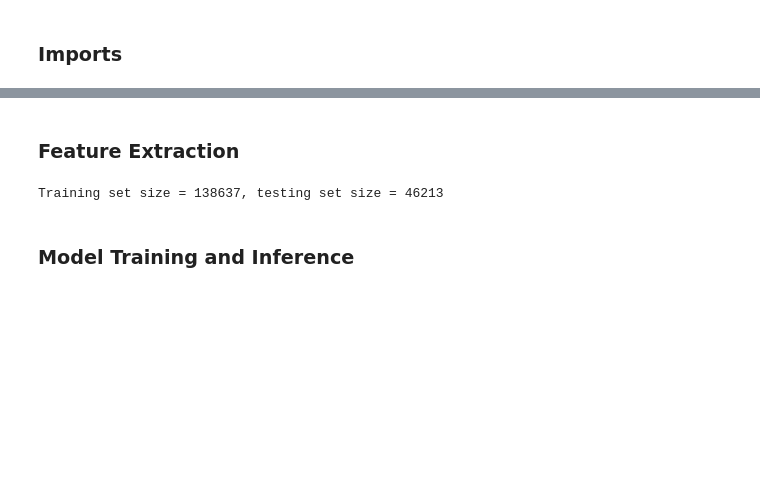
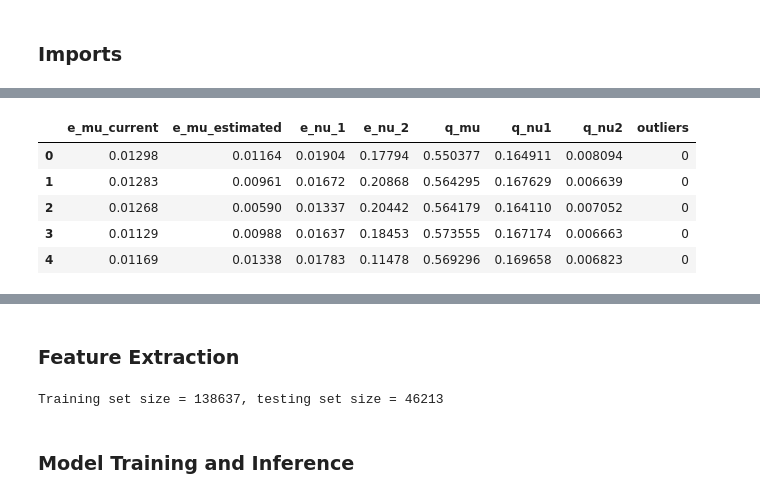
Before and after one commit to rmnigm/qber-forecasting, a Jupyter notebook: notebooks/catboost_outlier_detection.ipynb, the cells around one changed output, grey strips where cells are left out. Saved outputs shown, nothing was run; the diff lists cells and outputs as text; code cells hidden in the pictures; blank space fills up the shorter version.

```diff
--- a/notebooks/catboost_outlier_detection.ipynb
+++ b/notebooks/catboost_outlier_detection.ipynb
@@ -29,0 +53,9 @@ from catboost import Pool, CatBoostRegressor, CatBoostClassifier
+# %%
+dataframe.head()
+# %% [output]
+|  | e_mu_current | e_mu_estimated | e_nu_1 | e_nu_2 | q_mu | q_nu1 | q_nu2 | outliers |
+| 0 | 0.01298 | 0.01164 | 0.01904 | 0.17794 | 0.550377 | 0.164911 | 0.008094 | 0 |
+| 1 | 0.01283 | 0.00961 | 0.01672 | 0.20868 | 0.564295 | 0.167629 | 0.006639 | 0 |
+| 2 | 0.01268 | 0.00590 | 0.01337 | 0.20442 | 0.564179 | 0.164110 | 0.007052 | 0 |
+| 3 | 0.01129 | 0.00988 | 0.01637 | 0.18453 | 0.573555 | 0.167174 | 0.006663 | 0 |
+| 4 | 0.01169 | 0.01338 | 0.01783 | 0.11478 | 0.569296 | 0.169658 | 0.006823 | 0 |
```
Also changed, not shown: parts of 17 cells of this notebook, 4 other files.
